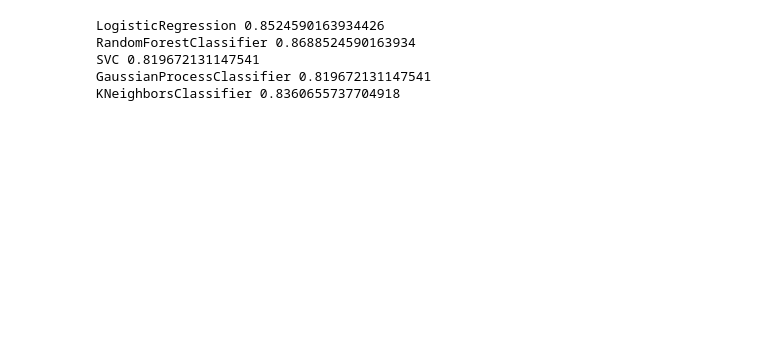
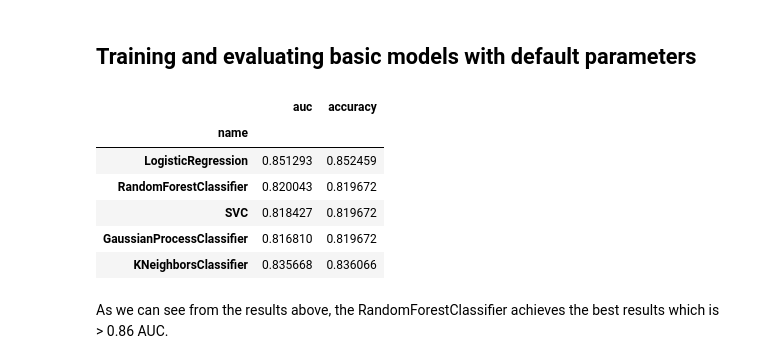
Before and after one commit to mim-uw/eXplainableMachineLearning-2023, a Jupyter notebook: Homeworks/HW1/MichalSiennicki/heart_attack.ipynb, the cells around one changed output. Cells and saved outputs as stored; diff of their text form; code cells hidden in the pictures; blank space fills up the shorter version.

```diff
--- a/Homeworks/HW1/MichalSiennicki/heart_attack.ipynb
+++ b/Homeworks/HW1/MichalSiennicki/heart_attack.ipynb
@@ -50,13 +91,35 @@ x_train, x_test, y_train, y_test = train_test_split(x_all, y_all, test_size=0.2,
+# %% [markdown]
+## Training and evaluating basic models with default parameters
 # %%
-# Train basic models with default parameters
 models = [LogisticRegression(max_iter=5000), RandomForestClassifier(), SVC(), GaussianProcessClassifier(), KNeighborsClassifier()]
+metrics = {
+    "auc": roc_auc_score,
+    "accuracy": accuracy_score
+}
+
+results = []
 
 for model in models:
     model.fit(x_train, y_train)
-    print(model.__class__.__name__, model.score(x_test, y_test))
+    pred_test = model.predict(x_test)
+
+    results.append({
+        "name": model.__class__.__name__,
+        **{
+            metric_name: metric_fun(y_test, pred_test)
+            for metric_name, metric_fun in metrics.items()
+        }
+    })
+
+results = pd.DataFrame(results).set_index(["name"])
+results
 # %% [output]
-LogisticRegression 0.8524590163934426
-RandomForestClassifier 0.8688524590163934
-SVC 0.819672131147541
-GaussianProcessClassifier 0.819672131147541
-KNeighborsClassifier 0.8360655737704918
+|  | auc | accuracy |
+| name |  |  |
+| LogisticRegression | 0.851293 | 0.852459 |
+| RandomForestClassifier | 0.820043 | 0.819672 |
+| SVC | 0.818427 | 0.819672 |
+| GaussianProcessClassifier | 0.816810 | 0.819672 |
+| KNeighborsClassifier | 0.835668 | 0.836066 |
+# %% [markdown]
+As we can see from the results above, the RandomForestClassifier achieves the best results which is > 0.86 AUC.
```
Also changed, not shown: parts of 11 cells of this notebook.
